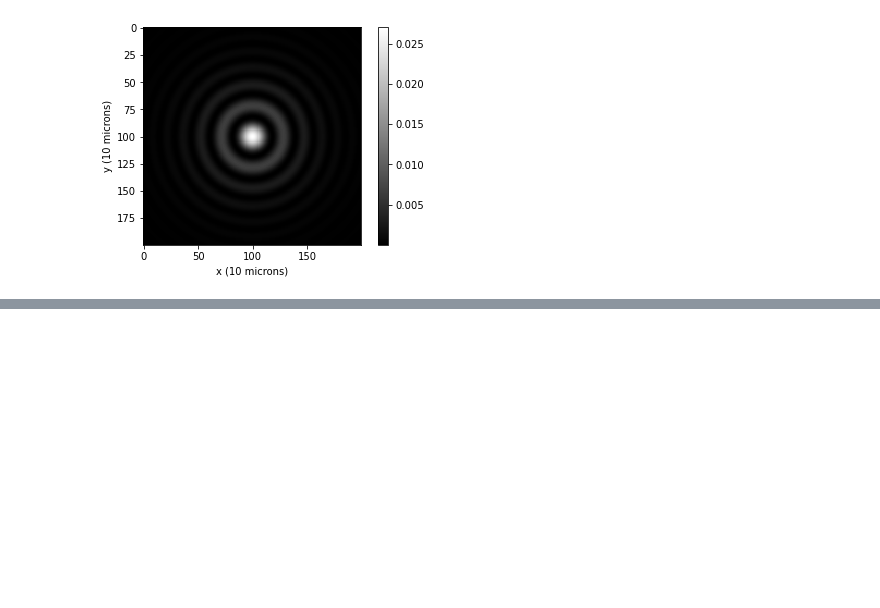
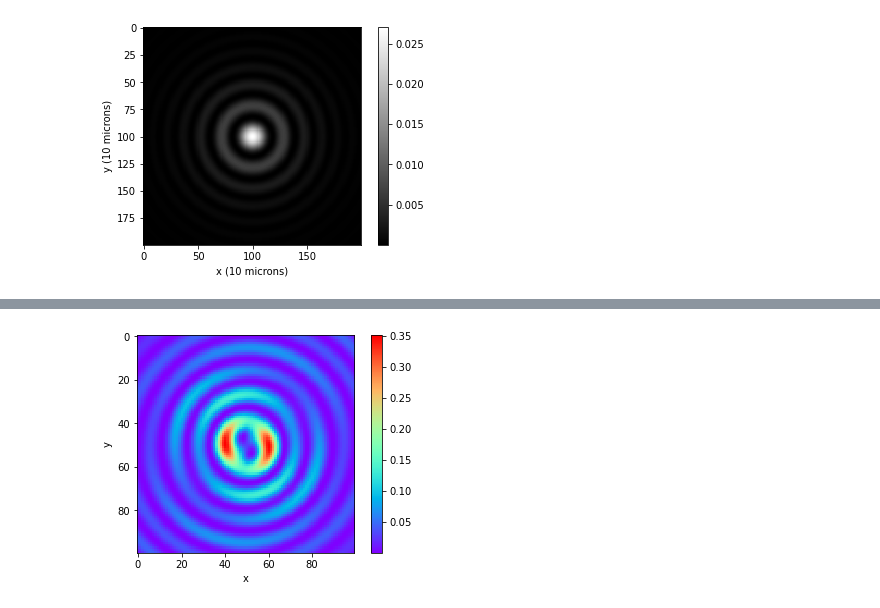
Before and after one commit to jabacousnac/Grier-Lab-Code, a Jupyter notebook: Axial_braiding.ipynb, the cells around one changed output, grey strips where cells are left out. Saved outputs shown, nothing was run; the diff lists cells and outputs as text; code cells hidden in the pictures; blank space fills up the shorter version.

```diff
--- a/Axial_braiding.ipynb
+++ b/Axial_braiding.ipynb
@@ -142,0 +150,4 @@ x_z_braiding(0.1*10**-3)
+# %%
+x_y_map(0.38)
+# %% [output]
+[figure, added]
```
Also changed, not shown: parts of 8 cells of this notebook.
